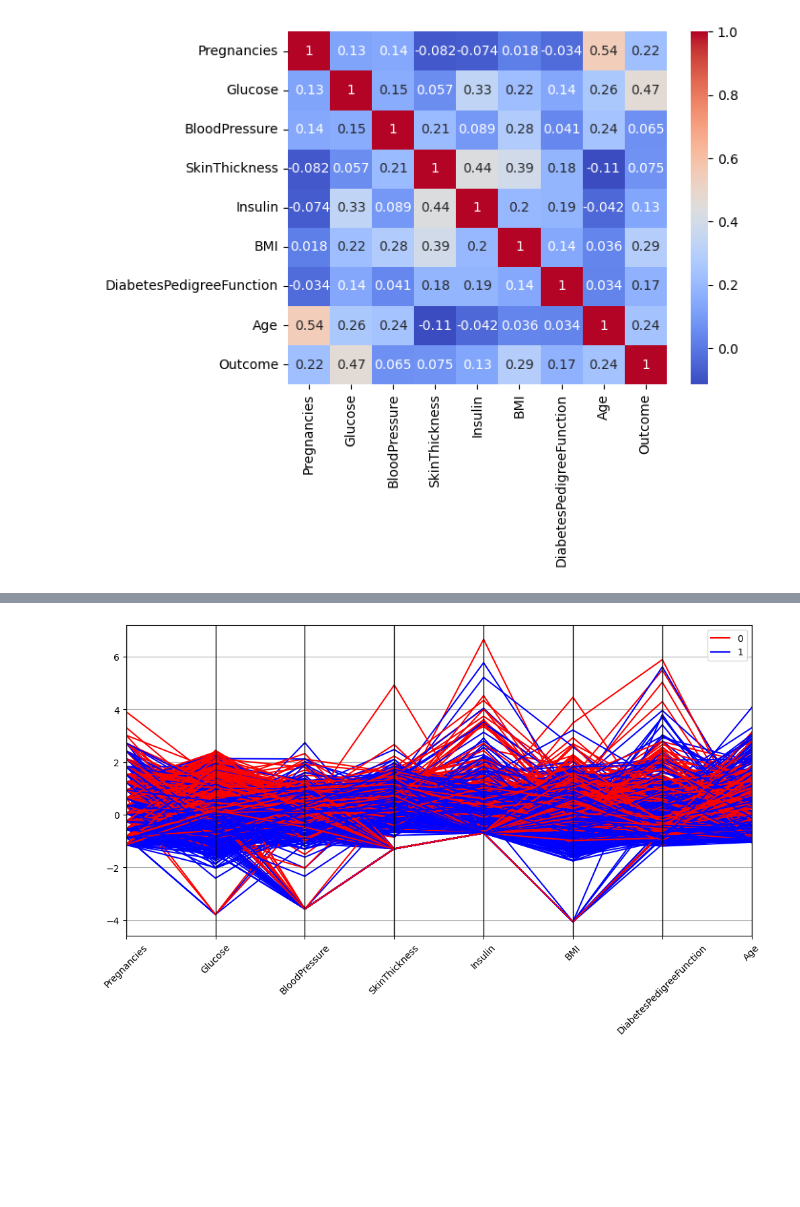
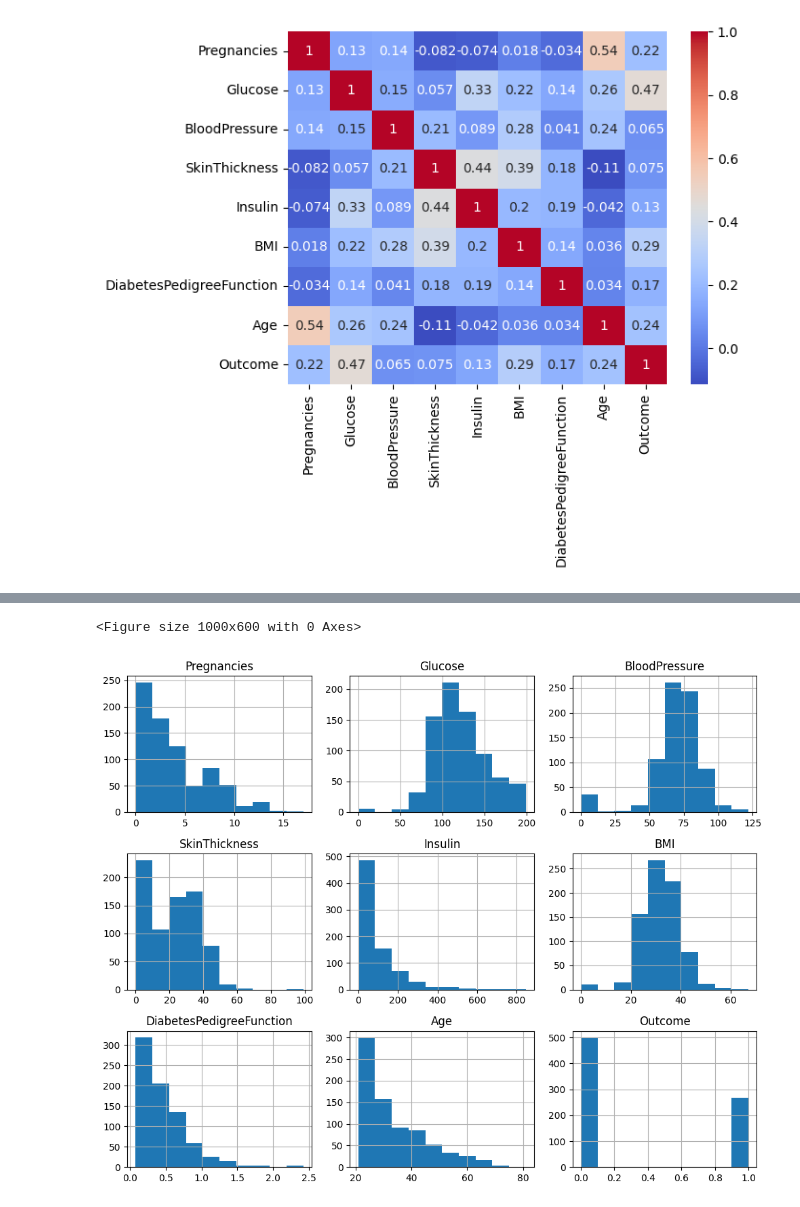
Before and after one commit to Bieloliver12/DecisionTree, a Jupyter notebook: src/explore.ipynb, the cells around one changed output, grey strips where cells are left out. Cells and saved outputs as stored; diff of their text form; code cells hidden in the pictures; blank space fills up the shorter version.

```diff
--- a/src/explore.ipynb
+++ b/src/explore.ipynb
@@ -61,9 +52,8 @@ plt.show()
-# %%
-data_sc = pd.DataFrame(data=StandardScaler().fit_transform(df.drop(['Outcome'], axis=1)), columns=df.columns[:-1])
-data_sc['Outcome'] = df.Outcome
-plt.figure(figsize=(12, 6))
-pd.plotting.parallel_coordinates(data_sc, 'Outcome', color=['red', 'blue'])
-plt.xticks(rotation=45)
-plt.show()
-# %% [output]
-[figure, removed]
+# %%
+plt.figure(figsize=(10,6))
+df.hist(bins=10, figsize=(10, 8), layout=(3, 3))
+plt.tight_layout()
+plt.show()
+# %% [output]
+<Figure size 1000x600 with 0 Axes>
+[figure, added]
```
Also changed, not shown: parts of 18 cells of this notebook.
